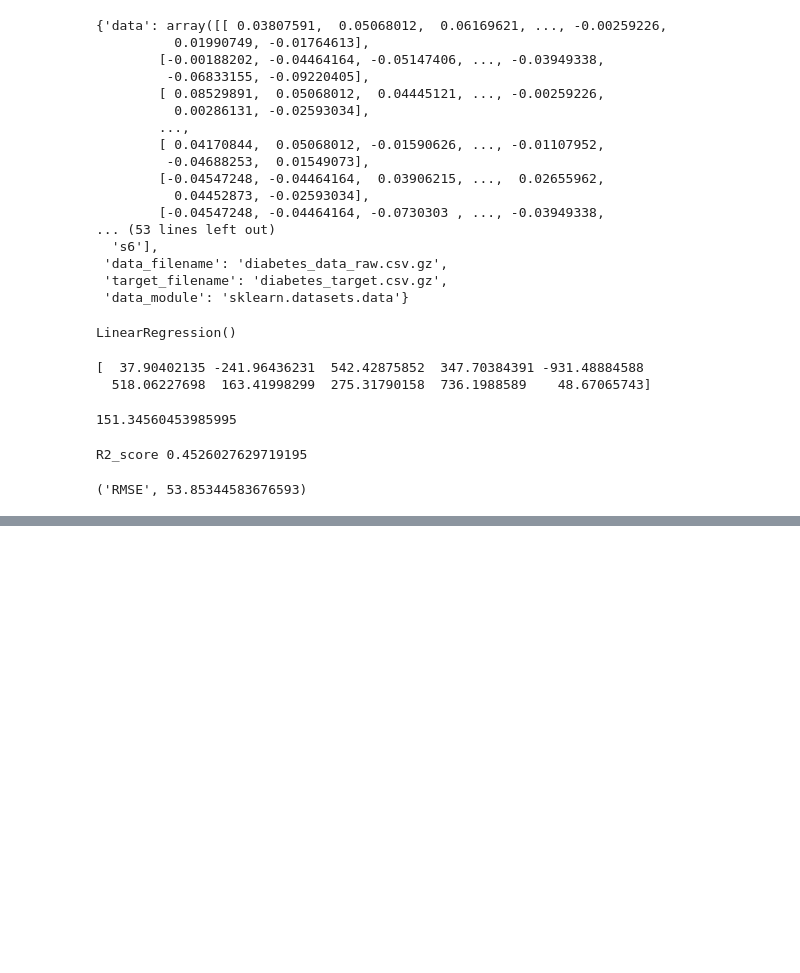
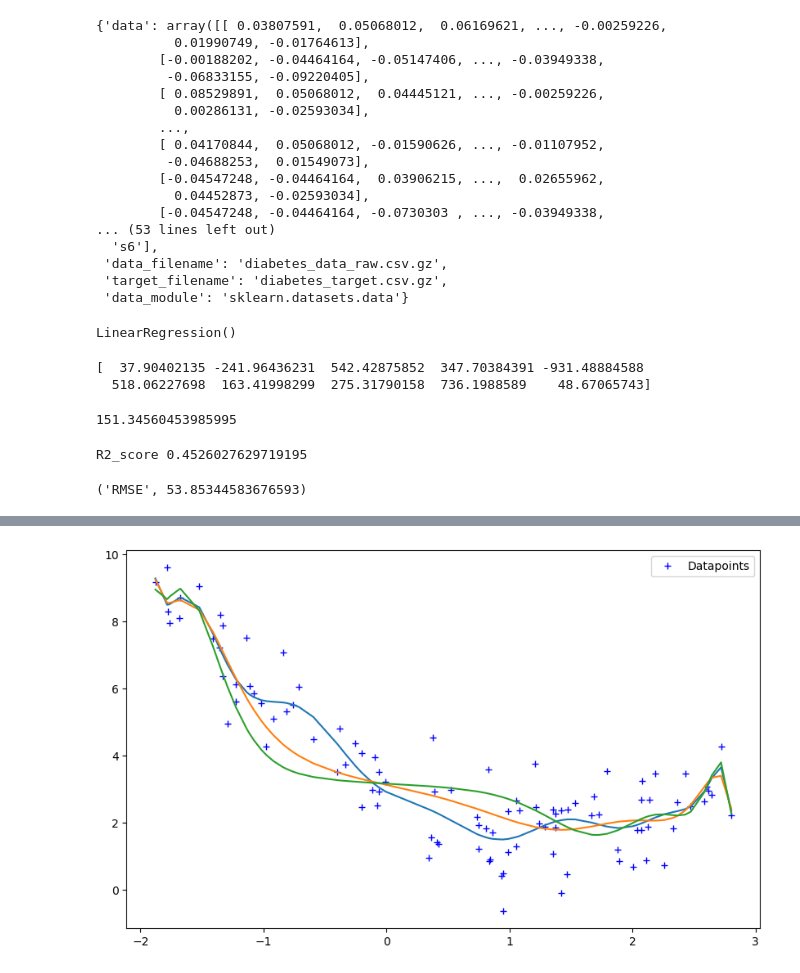
Before and after one commit to aakashkumar089/Class-notes, a Jupyter notebook: OTS_Regularization.ipynb, the cells around one changed output, grey strips where cells are left out. Cells and saved outputs as stored; diff of their text form; code cells hidden in the pictures; blank space fills up the shorter version.

```diff
--- a/OTS_Regularization.ipynb
+++ b/OTS_Regularization.ipynb
@@ -116,0 +131,29 @@ R2_score -0.009452910647574031
+# %%
+from sklearn import pipeline
+def get_preds(x1,x2,alpha):
+    model = Pipeline([
+        ('poly_feats',PolynomialFeatures(degree=15)),
+        ('ridge', Ridge(alpha = alpha))
+    ])
+
+    model.fit(x1,x2)
+    return model.predict(x1)
+
+
+alpha = [0,20,200]
+cs = ['r','b','g']
+
+
+plt.figure(figsize=(10,6))
+plt.plot(x1,x2,'b+',label= 'Datapoints')
+
+
+for alpha,c in zip(alpha,cs):
+    preds = get_preds(x1,x2,alpha)
+    plt.plot(sorted(x1[:,0]),preds[np.argsort(x1[:,0]),]),c
+
+
+plt.legend()
+plt.show()
+# %% [output]
+[figure, added]
```
Also changed, not shown: parts of 10 cells of this notebook.
